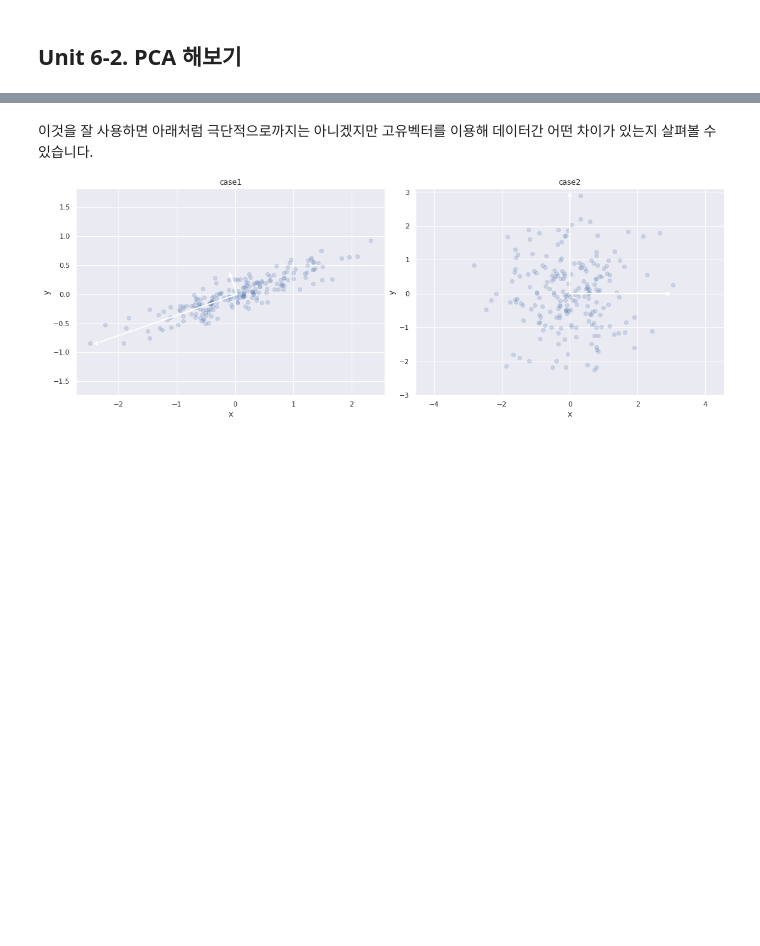
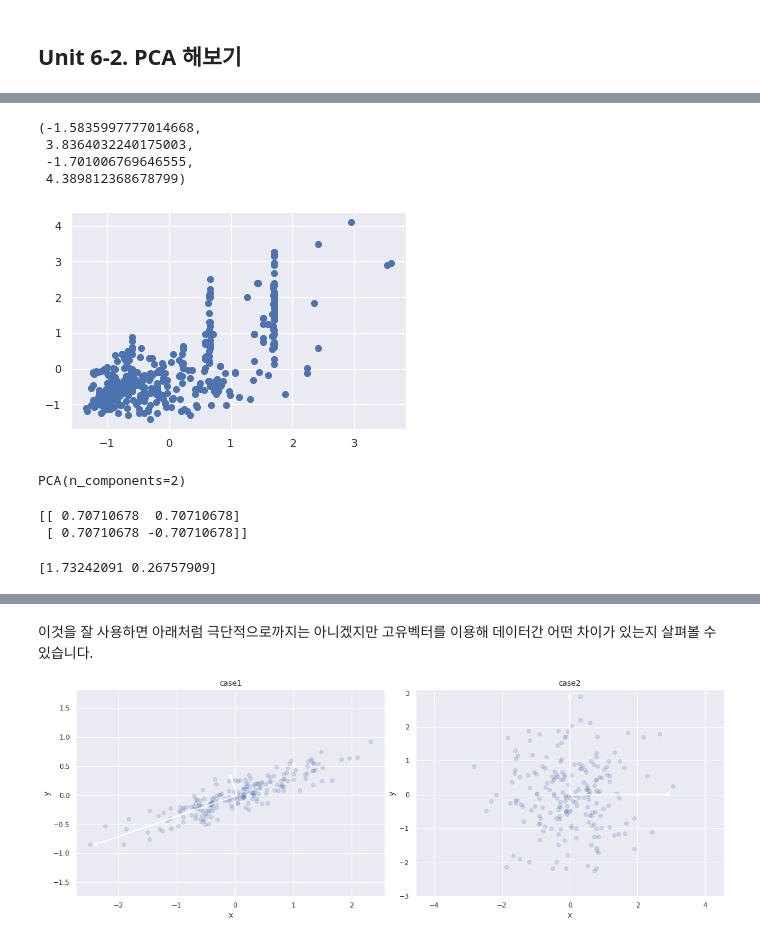
Before and after one commit to ai-rtistic/data-science, a Jupyter notebook: week04/4th_week.ipynb, the cells around one changed output, grey strips where cells are left out. Saved outputs shown, nothing was run; the diff lists cells and outputs as text; code cells hidden in the pictures; blank space fills up the shorter version.

```diff
--- a/week04/4th_week.ipynb
+++ b/week04/4th_week.ipynb
@@ -84,23 +97,36 @@ df['전월세구분'].unique()
 # %%
 temp = df[df['자치구명'] == '강서구'][df['전월세구분'] == '전세'][['임대면적', '보증금']]
 
 # PCA 및 차원 축소는 다른 차원끼리 비교합니다. 차원간 스케일(단위)에서 차이가 많이 나는 경우 데이터가 오히려 더 왜곡될 수 있습니다.
 
 def mean(df):
     return df.apply(lambda x: (x - x.mean()) / x.std(), axis = 0)
 
-temp = mean_norm(temp)
+temp = mean(temp)
 
 plt.scatter(temp['임대면적'], temp['보증금'])
 plt.axis()
+# %% [output]
+(-1.5835997777014668,
+ 3.8364032240175003,
+ -1.701006769646555,
+ 4.389812368678799)
+[figure, added]
 # %%
 from sklearn.decomposition import PCA
 pca = PCA(n_components=2)
 pca.fit(temp)
+# %% [output]
+PCA(n_components=2)
 # %%
 print(pca.components_)
+# %% [output]
+[[ 0.70710678  0.70710678]
+ [ 0.70710678 -0.70710678]]
 # %%
 print(pca.explained_variance_)
+# %% [output]
+[1.73242091 0.26757909]
 # %%
 # 벡터를 그려주는 함수
 
```
Also changed, not shown: parts of 19 cells of this notebook.
